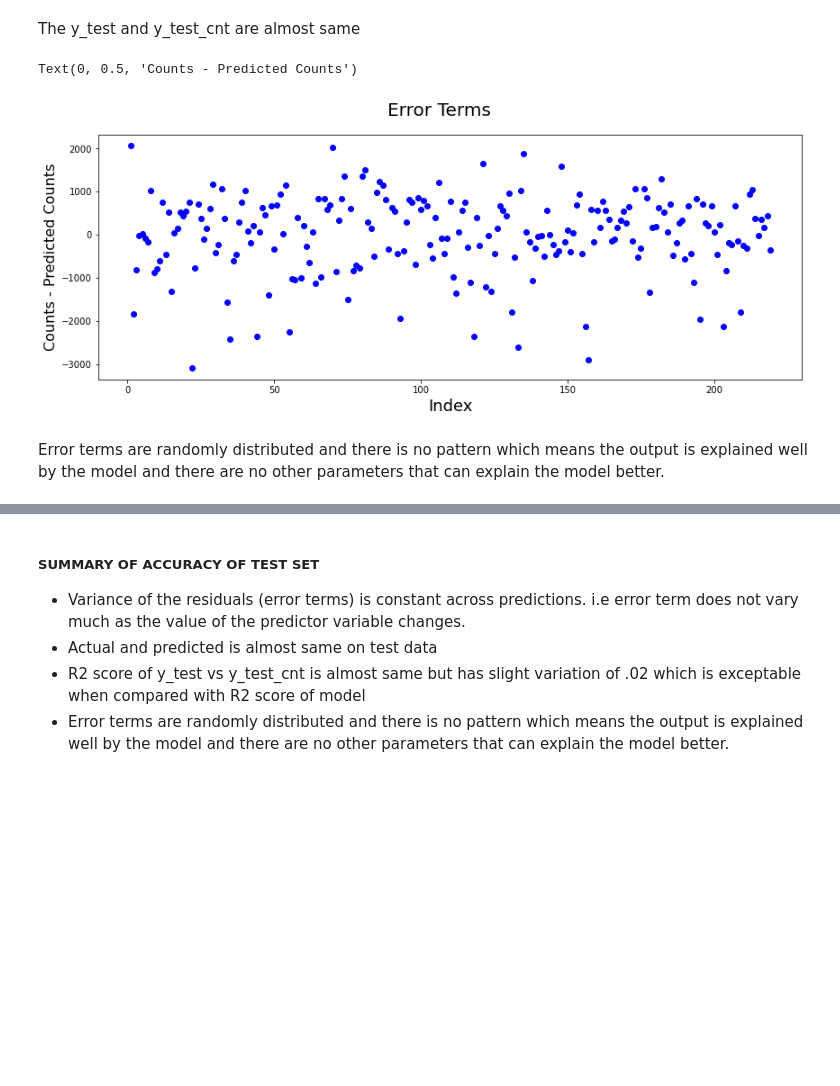
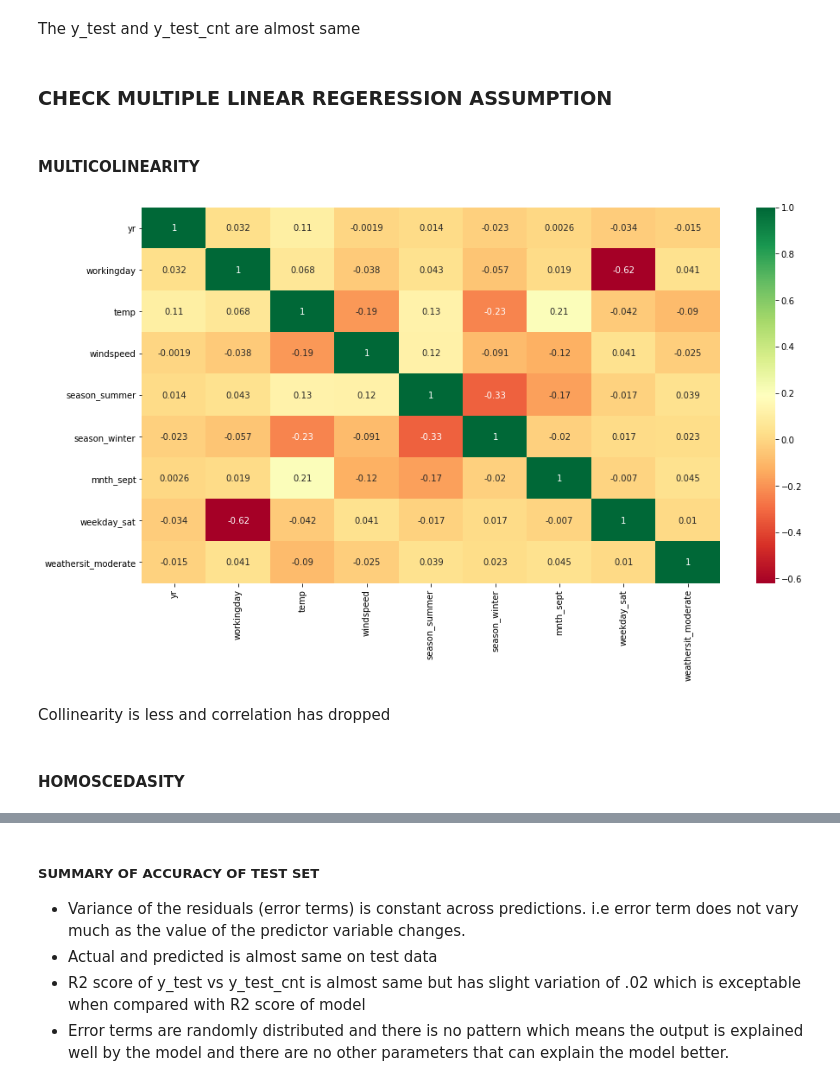
Before and after one commit to vaidehiu/Bikesharing-Vaidehi, a Jupyter notebook: Bikesharing-vaidehi.ipynb, the cells around one changed output, grey strips where cells are left out. Drawn from its saved outputs; the diff is of its cells as text; code cells hidden in the pictures; blank space fills up the shorter version.

Commit message:
adding assumption linear - validation

```diff
--- a/Bikesharing-vaidehi.ipynb
+++ b/Bikesharing-vaidehi.ipynb
@@ -859,15 +859,17 @@ plt.show()
 [figure]
 # %% [markdown]
 The y_test and y_test_cnt are almost same
-# %%
-c = [i for i in range(1,220,1)]
-fig = plt.figure(figsize=(14,5))
-plt.plot(c,y_test-y_test_cnt, color="blue", marker='o', linewidth=2.5, linestyle="")
-fig.suptitle('Error Terms', fontsize=20)              # Plot heading
-plt.xlabel('Index', fontsize=18)                      # X-label
-plt.ylabel('Counts - Predicted Counts', fontsize=16)
-# %% [output]
-Text(0, 0.5, 'Counts - Predicted Counts')
-[figure, removed]
-# %% [markdown]
-Error terms are randomly distributed and there is no pattern which means the output is explained well by the model and there are no other parameters that can explain the model better.
+# %% [markdown]
+### CHECK MULTIPLE LINEAR REGERESSION ASSUMPTION
+# %% [markdown]
+#### MULTICOLINEARITY
+# %%
+plt.figure(figsize=(15,8))
+sns.heatmap(X_train[cols].corr(),annot = True, cmap="RdYlGn")
+plt.show()
+# %% [output]
+[figure, added]
+# %% [markdown]
+Collinearity is less and correlation  has dropped
+# %% [markdown]
+####  HOMOSCEDASITY
```
Also changed, not shown: parts of 5 cells of this notebook.
